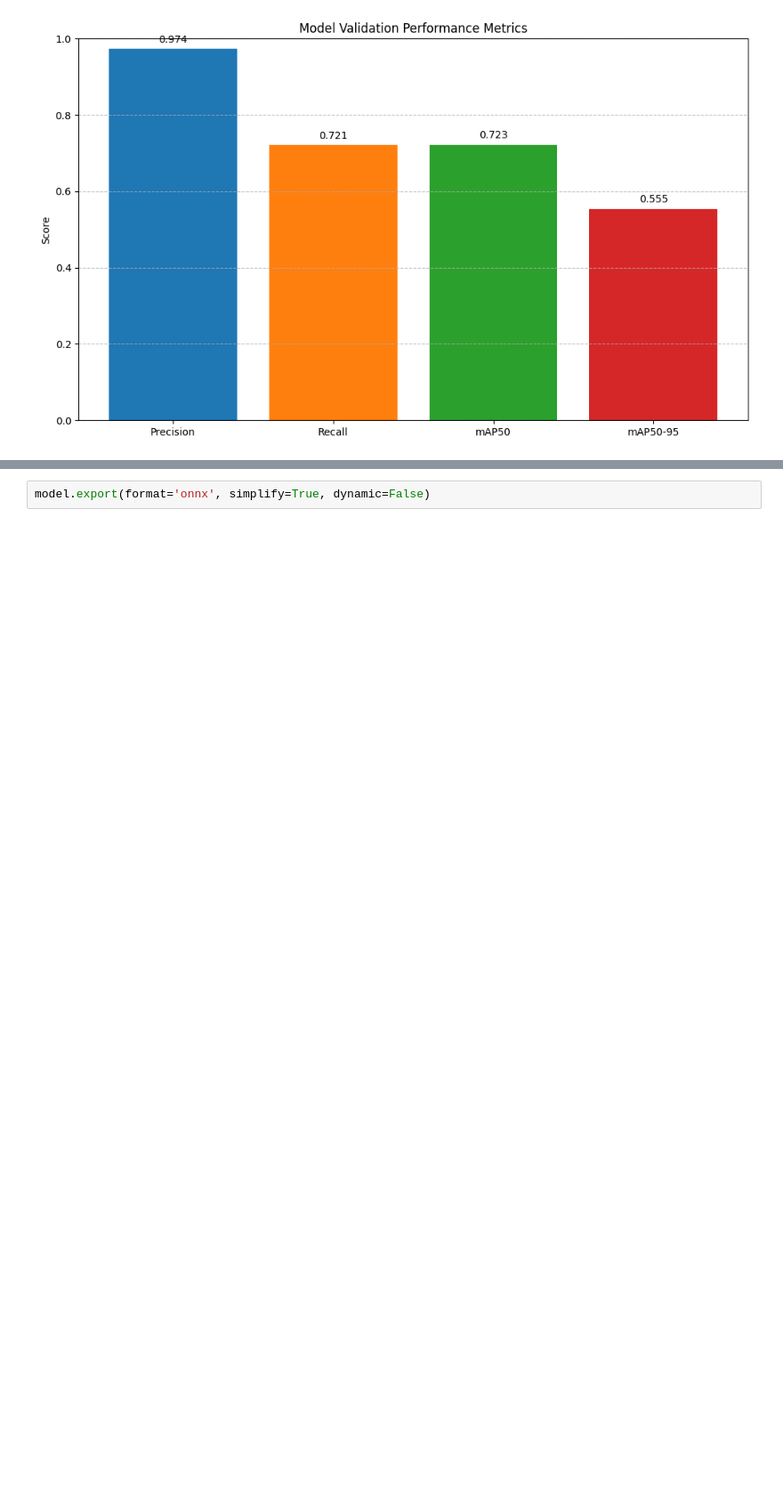
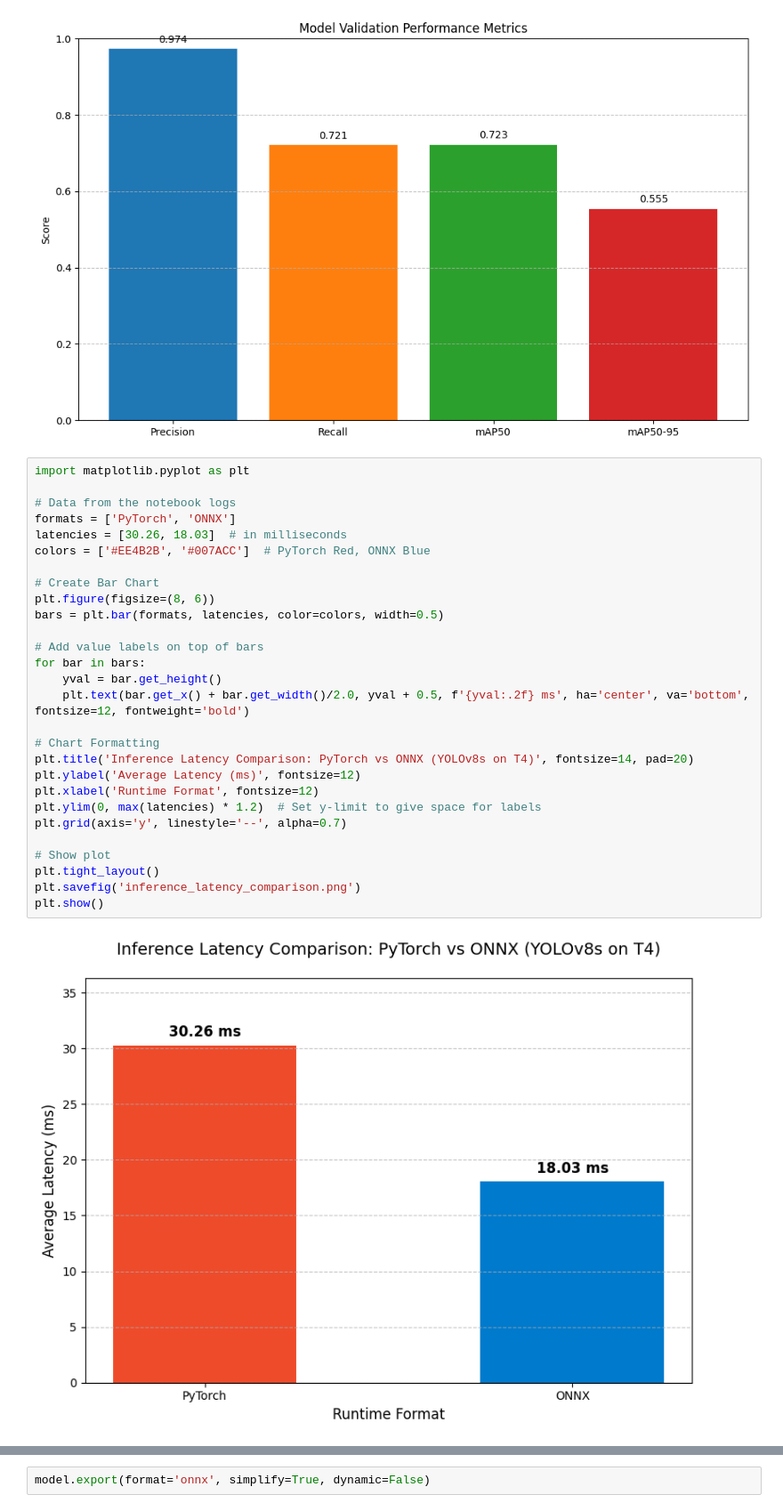
Before and after one commit to dhakalnirajan/internship-projects, a Jupyter notebook: pothole-detection/Pothole_Detection.ipynb, the cells around one changed output, grey strips where cells are left out. Shown at 89% size. Cells and saved outputs as stored; diff of their text form; blank space fills up the shorter version.

Commit message:
Update pothole detection notebook and add pytorch-vs-onnx comparison chart

```diff
--- a/pothole-detection/Pothole_Detection.ipynb
+++ b/pothole-detection/Pothole_Detection.ipynb
@@ -295,6 +295,36 @@ plt.savefig('model_validation_metrics.png')
 plt.show()
 # %% [output]
 [figure]
+# %%
+import matplotlib.pyplot as plt
+
+# Data from the notebook logs
+formats = ['PyTorch', 'ONNX']
+latencies = [30.26, 18.03]  # in milliseconds
+colors = ['#EE4B2B', '#007ACC']  # PyTorch Red, ONNX Blue
+
+# Create Bar Chart
+plt.figure(figsize=(8, 6))
+bars = plt.bar(formats, latencies, color=colors, width=0.5)
+
+# Add value labels on top of bars
+for bar in bars:
+    yval = bar.get_height()
+    plt.text(bar.get_x() + bar.get_width()/2.0, yval + 0.5, f'{yval:.2f} ms', ha='center', va='bottom', fontsize=12, fontweight='bold')
+
+# Chart Formatting
+plt.title('Inference Latency Comparison: PyTorch vs ONNX (YOLOv8s on T4)', fontsize=14, pad=20)
+plt.ylabel('Average Latency (ms)', fontsize=12)
+plt.xlabel('Runtime Format', fontsize=12)
+plt.ylim(0, max(latencies) * 1.2)  # Set y-limit to give space for labels
+plt.grid(axis='y', linestyle='--', alpha=0.7)
+
+# Show plot
+plt.tight_layout()
+plt.savefig('inference_latency_comparison.png')
+plt.show()
+# %% [output]
+[figure, added]
 # %%
 import torch
 import numpy as np
```
Also changed, not shown: 1 other file.
